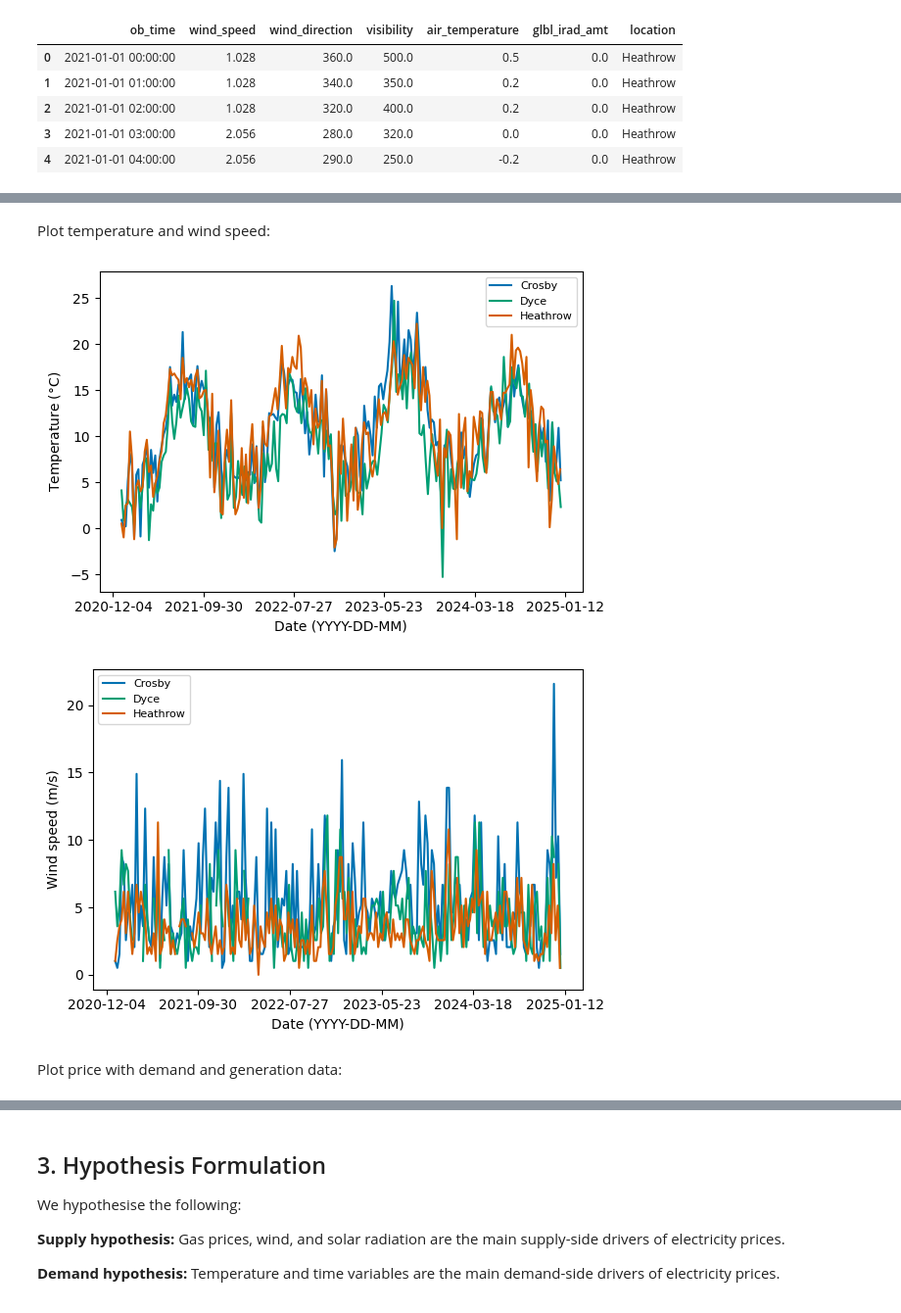
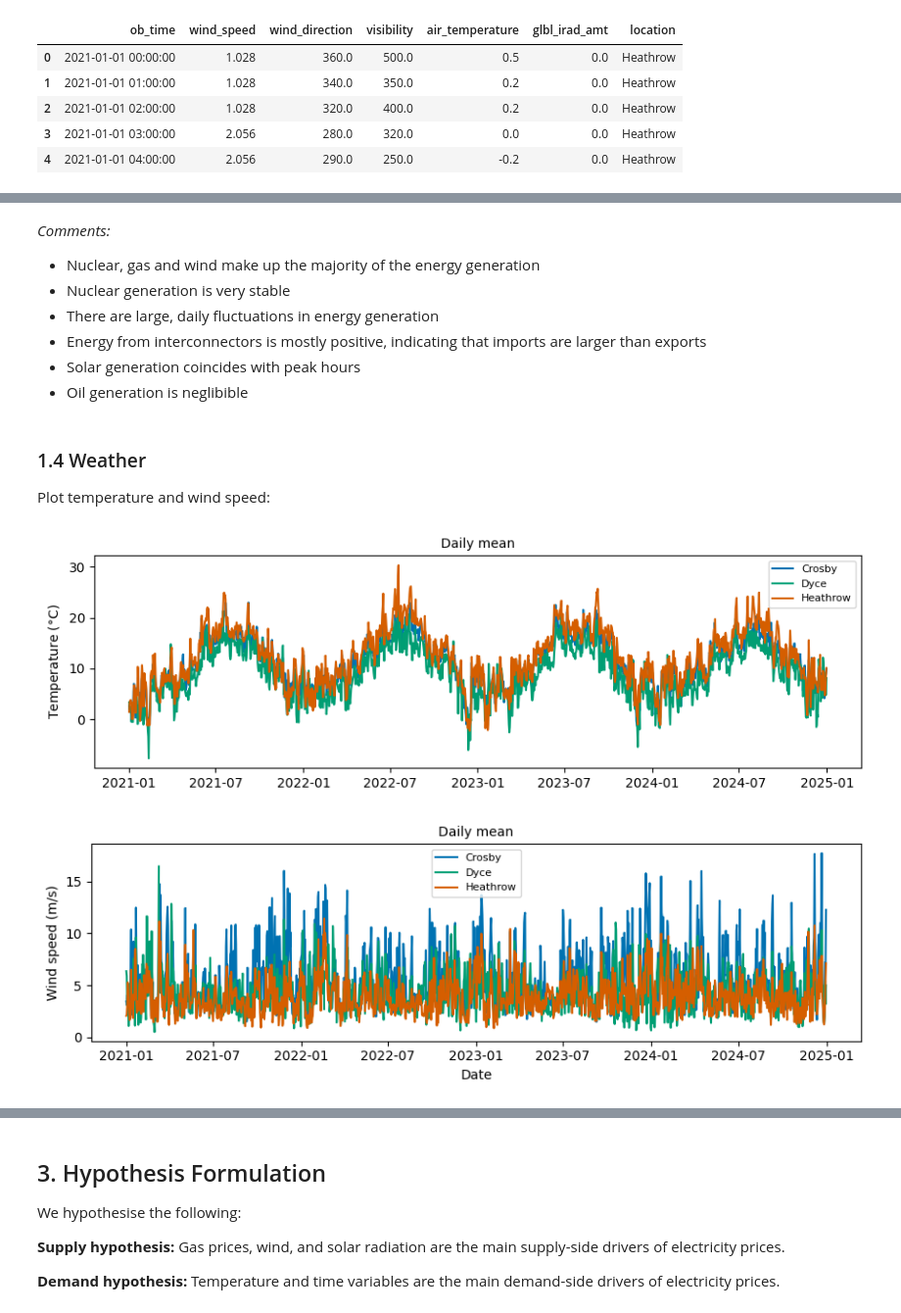
Before and after one commit to christianfenton/electricity_pricing, a Jupyter notebook: notebooks/exploratory_analysis.ipynb, the cells around one changed output, grey strips where cells are left out. Shown at 98% size. Drawn from its saved outputs; the diff is of its cells as text; code cells hidden in the pictures.

```diff
--- a/notebooks/exploratory_analysis.ipynb
+++ b/notebooks/exploratory_analysis.ipynb
@@ -137,0 +252,9 @@ plt.show()
+# %% [markdown]
+*Comments:*
+
+- Nuclear, gas and wind make up the majority of the energy generation
+- Nuclear generation is very stable
+- There are large, daily fluctuations in energy generation
+- Energy from interconnectors is mostly positive, indicating that imports are larger than exports
+- Solar generation coincides with peak hours
+- Oil generation is neglibible
@@ -138,35 +264,33 @@ plt.show()
 # %% [markdown]
+### 1.4 Weather
+
 Plot temperature and wind speed:
 # %%
-from matplotlib.ticker import MaxNLocator
-
 locations = ['Heathrow', 'Crosby', 'Dyce']
 
-fig, ax = plt.subplots(figsize=(6, 4), layout='tight')
+# Temperature plot with daily means
+fig, ax = plt.subplots(figsize=(9, 3), layout='tight')
 for location, group in df_weather.groupby('location'):
-    # downsample data to weekly frequency
-    timedata = group['ob_time'][::7*24]
-    tempdata = group['air_temperature'][::7*24]
-    ax.plot(timedata, tempdata, label=location)
+    # Compute daily mean
+    daily_mean = group.groupby(group['ob_time'].dt.date)['air_temperature'].mean()
+    ax.plot(daily_mean.index, daily_mean.values, label=location)
 ax.legend(fontsize=8)
-ax.set_xlabel('Date (YYYY-DD-MM)', fontsize=10)
+ax.set_title("Daily mean", fontsize=10)
 ax.set_ylabel('Temperature ($\\degree \\mathrm{C}$)', fontsize=10)
-ax.xaxis.set_major_locator(MaxNLocator(nbins=6))  # Max ~10 ticks
+ax.set_title("Daily mean", fontsize=10)
 plt.show()
 
-fig, ax = plt.subplots(figsize=(6, 4), layout='tight')
+# Wind speed plot with daily means
+fig, ax = plt.subplots(figsize=(9, 3), layout='tight')
 for location, group in df_weather.groupby('location'):
-    # downsample data to weekly frequency
-    timedata = group['ob_time'][::7*24]
-    tempdata = group['wind_speed'][::7*24]
-    ax.plot(timedata, tempdata, label=location)
+    # Compute daily mean
+    daily_mean = group.groupby(group['ob_time'].dt.date)['wind_speed'].mean()
+    ax.plot(daily_mean.index, daily_mean.values, label=location)
 ax.legend(fontsize=8)
-ax.set_xlabel('Date (YYYY-DD-MM)', fontsize=10)
+ax.set_xlabel('Date', fontsize=10)
 ax.set_ylabel('Wind speed (m/s)', fontsize=10)
-ax.xaxis.set_major_locator(MaxNLocator(nbins=6))  # Max ~10 ticks
+ax.set_title("Daily mean", fontsize=10)
 plt.show()
 # %% [output]
-[figure, old version]
+[figure, new version]
-[figure, old version]
+[figure, new version]
-# %% [markdown]
-Plot price with demand and generation data:
```
Also changed, not shown: parts of 37 cells of this notebook.
